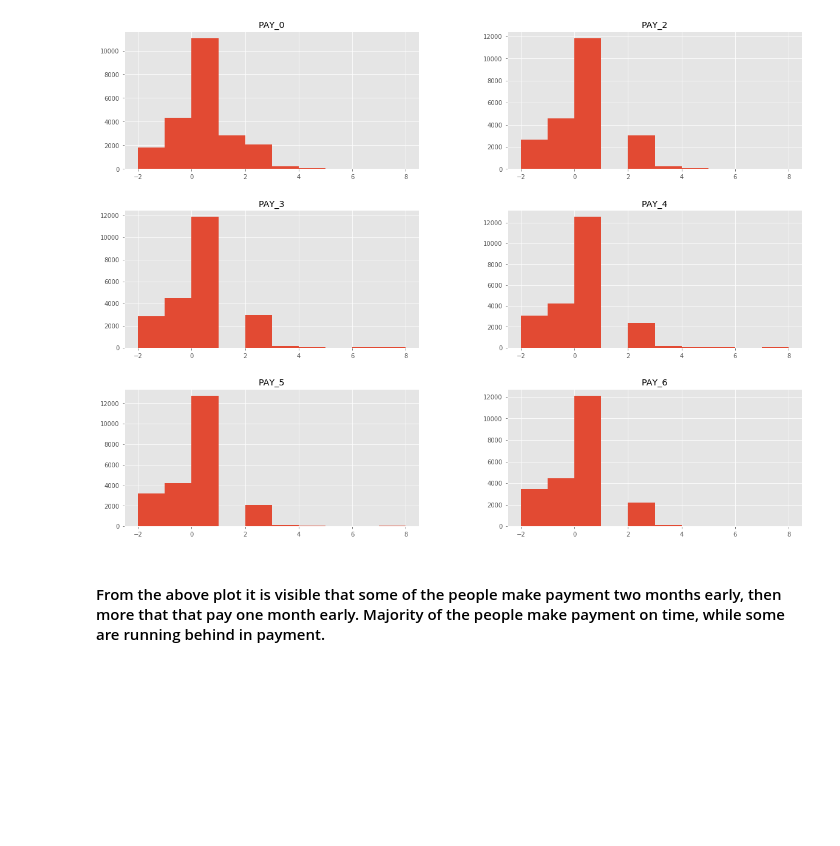
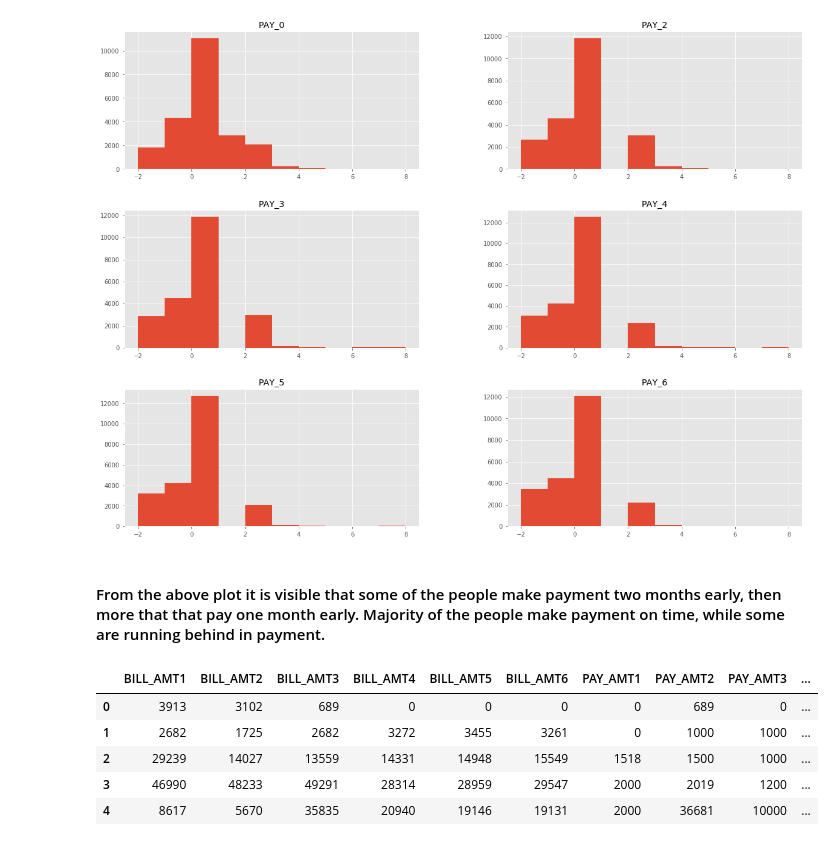
Before and after one commit to RaghwendraSingh/DataChallenge, a Jupyter notebook: notebooks/Defaulting.ipynb, the cells around one changed output. Saved outputs shown, nothing was run; the diff lists cells and outputs as text; code cells hidden in the pictures; blank space fills up the shorter version.

```diff
--- a/notebooks/Defaulting.ipynb
+++ b/notebooks/Defaulting.ipynb
@@ -69,3 +69,13 @@ plt.show()
 [figure]
 # %% [markdown]
 #### From the above plot it is visible that some of the people make payment two months early, then more that that pay one month early. Majority of the people make payment on time, while some are running behind in payment.
+# %%
+df.loc[:, ['BILL_AMT1', 'BILL_AMT2', 'BILL_AMT3', 'BILL_AMT4', 'BILL_AMT5', 'BILL_AMT6',
+           'PAY_AMT1', 'PAY_AMT2', 'PAY_AMT3', 'PAY_AMT4', 'PAY_AMT5', 'PAY_AMT6']].head()
+# %% [output]
+|  | BILL_AMT1 | BILL_AMT2 | BILL_AMT3 | BILL_AMT4 | BILL_AMT5 | BILL_AMT6 | PAY_AMT1 | PAY_AMT2 | PAY_AMT3 | ... |
+| 0 | 3913 | 3102 | 689 | 0 | 0 | 0 | 0 | 689 | 0 | ... |
+| 1 | 2682 | 1725 | 2682 | 3272 | 3455 | 3261 | 0 | 1000 | 1000 | ... |
+| 2 | 29239 | 14027 | 13559 | 14331 | 14948 | 15549 | 1518 | 1500 | 1000 | ... |
+| 3 | 46990 | 48233 | 49291 | 28314 | 28959 | 29547 | 2000 | 2019 | 1200 | ... |
+| 4 | 8617 | 5670 | 35835 | 20940 | 19146 | 19131 | 2000 | 36681 | 10000 | ... |
```
Also changed, not shown: parts of 9 cells of this notebook.
